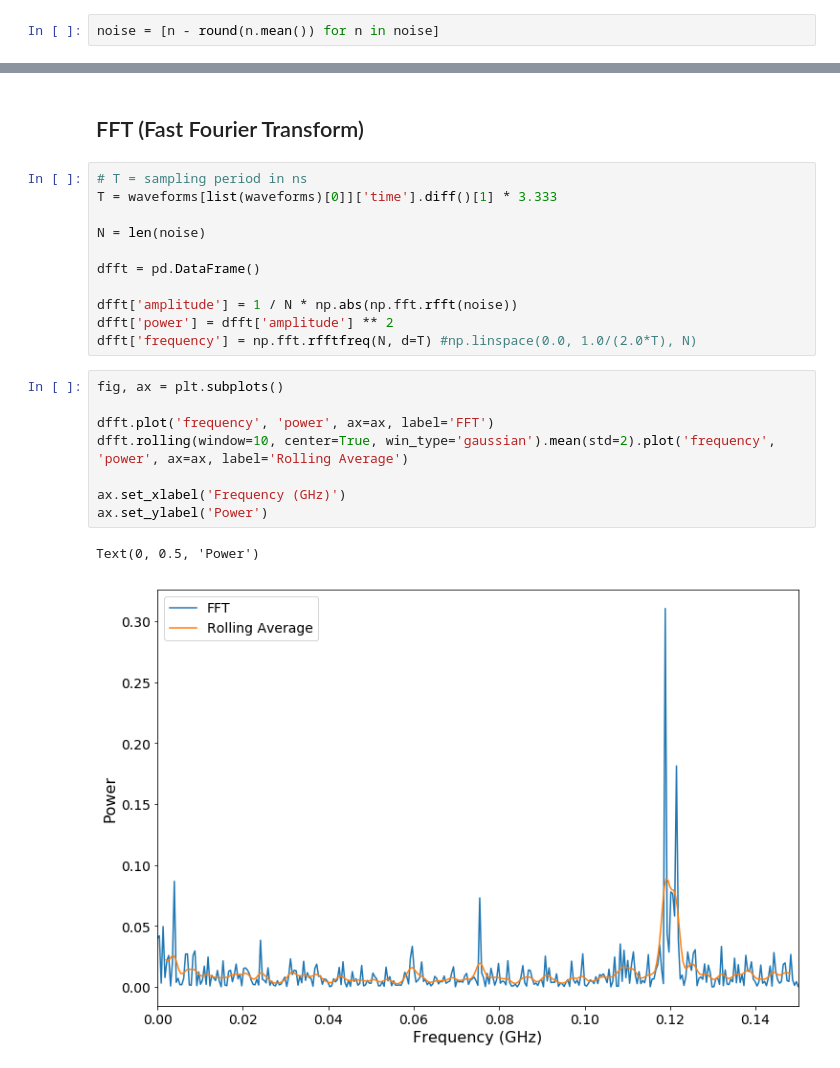
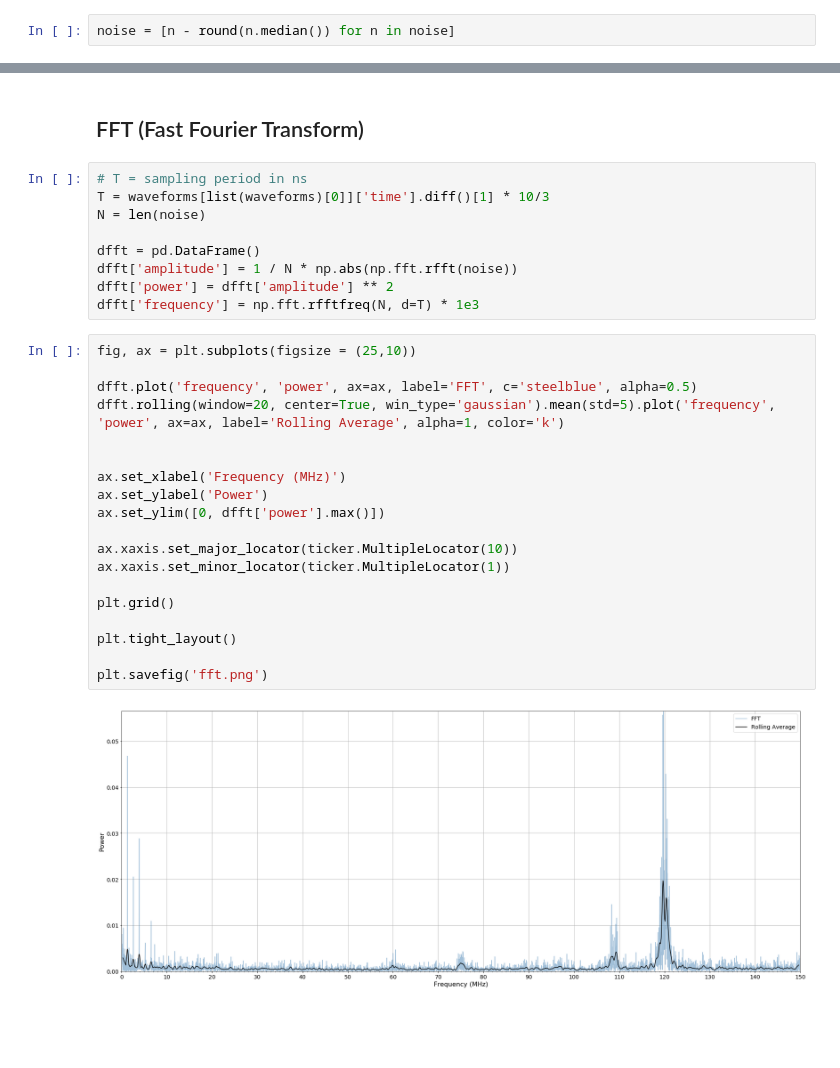
Before and after one commit to philippeller/waveform_analysis, a Jupyter notebook: example.ipynb, the cells around one changed output, grey strips where cells are left out. Cells and saved outputs as stored; diff of their text form; blank space fills up the shorter version.

```diff
--- a/example.ipynb
+++ b/example.ipynb
@@ -45,7 +46,7 @@ plt.legend()
 # %% [markdown]
 Pedestal subtraction
 # %%
-noise = [n - round(n.mean()) for n in noise]
+noise = [n - round(n.median()) for n in noise]
 # %% [markdown]
 Creating one large, concatenated noise sample (maybe not _the_ best idea for FFT)
 # %%
@@ -70,23 +72,31 @@ Text(-9.5, 0.1, 'Noise: 2.77 (ADC units)')
 ## FFT (Fast Fourier Transform)
 # %%
 # T = sampling period in ns
-T = waveforms[list(waveforms)[0]]['time'].diff()[1] * 3.333
-
+T = waveforms[list(waveforms)[0]]['time'].diff()[1] * 10/3
 N = len(noise)
 
 dfft = pd.DataFrame()
-
 dfft['amplitude'] = 1 / N * np.abs(np.fft.rfft(noise))
 dfft['power'] = dfft['amplitude'] ** 2
-dfft['frequency'] = np.fft.rfftfreq(N, d=T) #np.linspace(0.0, 1.0/(2.0*T), N)
+dfft['frequency'] = np.fft.rfftfreq(N, d=T) * 1e3
 # %%
-fig, ax = plt.subplots()
+fig, ax = plt.subplots(figsize = (25,10))
 
-dfft.plot('frequency', 'power', ax=ax, label='FFT')
-dfft.rolling(window=10, center=True, win_type='gaussian').mean(std=2).plot('frequency', 'power', ax=ax, label='Rolling Average')
+dfft.plot('frequency', 'power', ax=ax, label='FFT', c='steelblue', alpha=0.5)
+dfft.rolling(window=20, center=True, win_type='gaussian').mean(std=5).plot('frequency', 'power', ax=ax, label='Rolling Average', alpha=1, color='k')
 
-ax.set_xlabel('Frequency (GHz)')
+
+ax.set_xlabel('Frequency (MHz)')
 ax.set_ylabel('Power')
+ax.set_ylim([0, dfft['power'].max()])
+
+ax.xaxis.set_major_locator(ticker.MultipleLocator(10))
+ax.xaxis.set_minor_locator(ticker.MultipleLocator(1))
+
+plt.grid()
+
+plt.tight_layout()
+
+plt.savefig('fft.png')
 # %% [output]
-Text(0, 0.5, 'Power')
-[figure, old version]
+[figure, new version]
```
Also changed, not shown: parts of 4 cells of this notebook.
